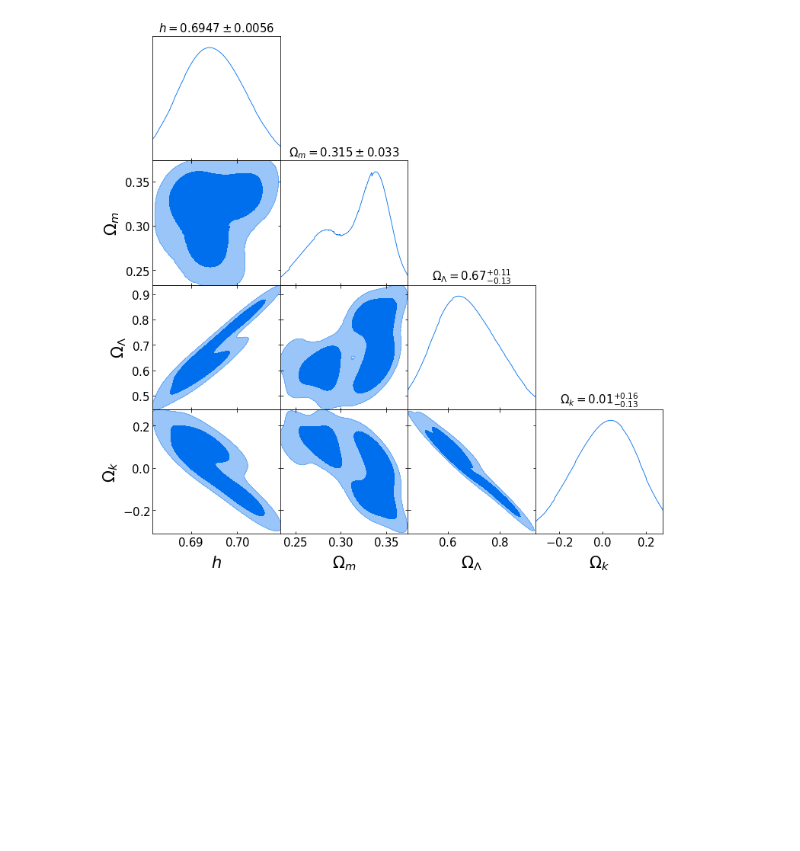
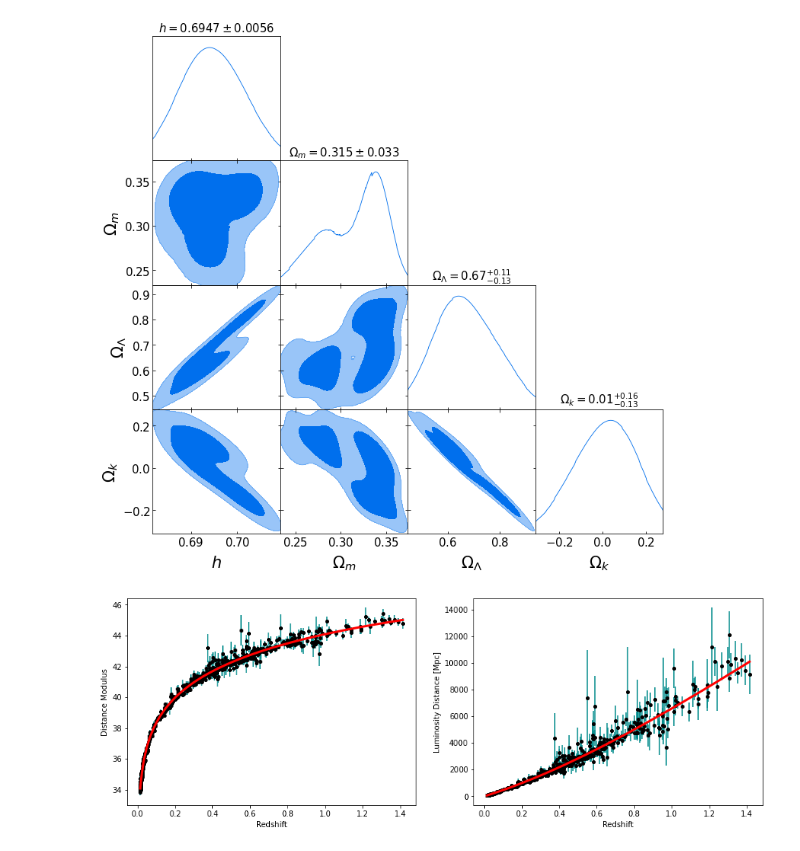
Before and after one commit to Snrts/PRA3024_BigDataInPhysics_SanneAarts, a Jupyter notebook: PRA3024_2223_COSMOLOGY_cython.ipynb, the cells around one changed output. Drawn from its saved outputs; the diff is of its cells as text; code cells hidden in the pictures; blank space fills up the shorter version.

```diff
--- a/PRA3024_2223_COSMOLOGY_cython.ipynb
+++ b/PRA3024_2223_COSMOLOGY_cython.ipynb
@@ -248,3 +233,6 @@ dataframe.describe()
+# %%
+# sorting the red shift values in ascending order for better visualization later on
+dataframe.sort_values(by=['redshift'], inplace=True)
 # %%
 plt.subplots(1, 2, figsize=(15, 5))
 
@@ -406,7 +394,7 @@ $$</font>
 function = np.vectorize(mu)
 # The way to speed up this function even further is to create a new function which already does the operations on
 # the redshifts and just takes the parameters as variables instead of repeating the operations on the redshifts
-mu_vec = lambda h, OmegaM, OmegaL: function(zs, h,OmegaM,OmegaL)
+mu_vec = lambda h, OmegaM, OmegaL: function(dataframe['redshift'], h,OmegaM,OmegaL)
 
 # defining the chi2 function
 def chi2(h, OmegaM, OmegaL):
@@ -792,3 +773,51 @@ WARNING:root:2D kernel density bandwidth optimizer failed for OmegaM, OmegaL. Us
 WARNING:root:2D kernel density bandwidth optimizer failed for OmegaM, Omegak. Using fallback width: f(a) and f(b) must have different signs
 WARNING:root:2D kernel density bandwidth optimizer failed for OmegaL, Omegak. Using fallback width: f(a) and f(b) must have different signs
 [figure]
+# %%
+dl_vec = np.vectorize(dL)
+plt.subplots(1, 2, figsize=(15, 5))
+
+# Plot distance modulus calculated using the new parameters versus redshift
+# and compare with the original data
+plt.subplot(1, 2, 1)
+plt.xlabel("Redshift")
+plt.ylabel("Distance Modulus")
+plt.errorbar(dataframe['redshift'],
+             dataframe['distance_modulus'],
+             yerr=dataframe["distance_modulus_error"],
+             fmt='o',
+             color='black',
+             ecolor='darkcyan',
+             markersize=4)
+plt.plot(dataframe['redshift'],
+         mu_vec(samples1.mean('h'),
+                 samples1.mean('OmegaM'),
+                 samples1.mean("OmegaL")),
+        color='red',
+        label='Best fit',
+        lw = 3,
+        zorder = 10)
+
+# Plot luminosity distance calculated using the new parameters versus redshift
+# and compare with the original data
+plt.subplot(1, 2, 2)
+plt.xlabel("Redshift")
+plt.ylabel("Luminosity Distance [Mpc]")
+plt.errorbar(dataframe['redshift'],
+             dataframe['luminosity_distance_Mpc'],
+             yerr=dataframe['error_luminosity_distance_Mpc'],
+             fmt='o',
+             color='black',
+             ecolor='darkcyan',
+             markersize=4)
+plt.plot(dataframe['redshift'],
+         dl_vec(dataframe['redshift'], samples1.mean('h'),
+                 samples1.mean('OmegaM'),
+                 samples1.mean("OmegaL")),
+        color='red',
+        label='Best fit',
+        lw = 3,
+        zorder = 10)
+plt.show()
+# %% [output]
+[figure, added]
```
Also changed, not shown: parts of 3 cells of this notebook, 1 other file.
